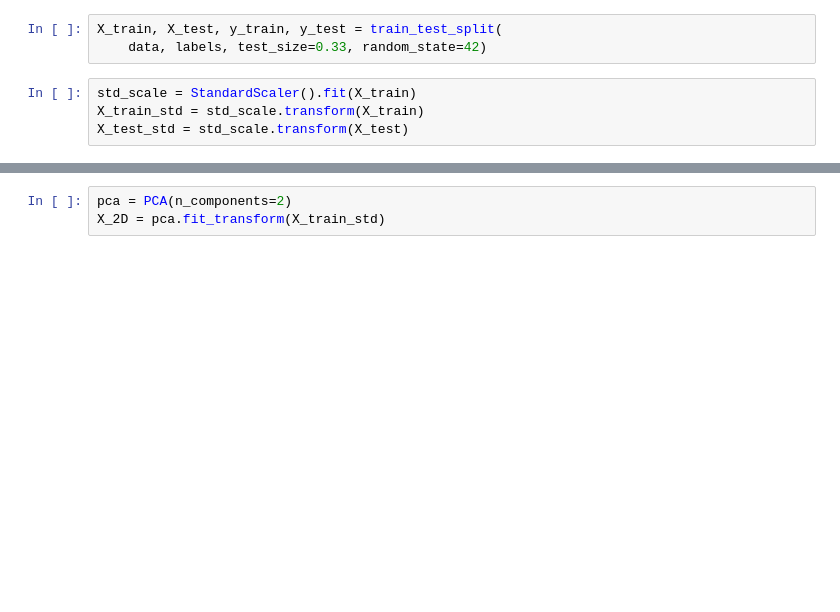
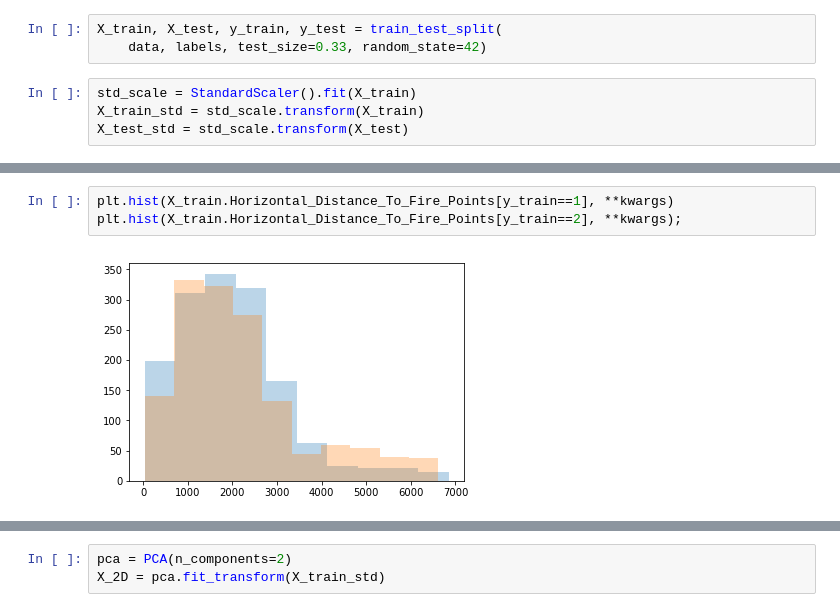
Before and after one commit to chingnaw/W207_Final, a Jupyter notebook: notebooks/Chris Fleisch - Forest Coverage.ipynb, the cells around one changed output, grey strips where cells are left out. Saved outputs shown, nothing was run; the diff lists cells and outputs as text; blank space fills up the shorter version.

Commit message:
Tried random forests binning, direction, and new distance features

```diff
--- a/notebooks/Chris Fleisch - Forest Coverage.ipynb
+++ b/notebooks/Chris Fleisch - Forest Coverage.ipynb
@@ -51,0 +106,5 @@ X_test_std = std_scale.transform(X_test)
+# %%
+plt.hist(X_train.Horizontal_Distance_To_Fire_Points[y_train==1], **kwargs)
+plt.hist(X_train.Horizontal_Distance_To_Fire_Points[y_train==2], **kwargs);
+# %% [output]
+[figure, added]
```
Also changed, not shown: parts of 44 cells of this notebook.
